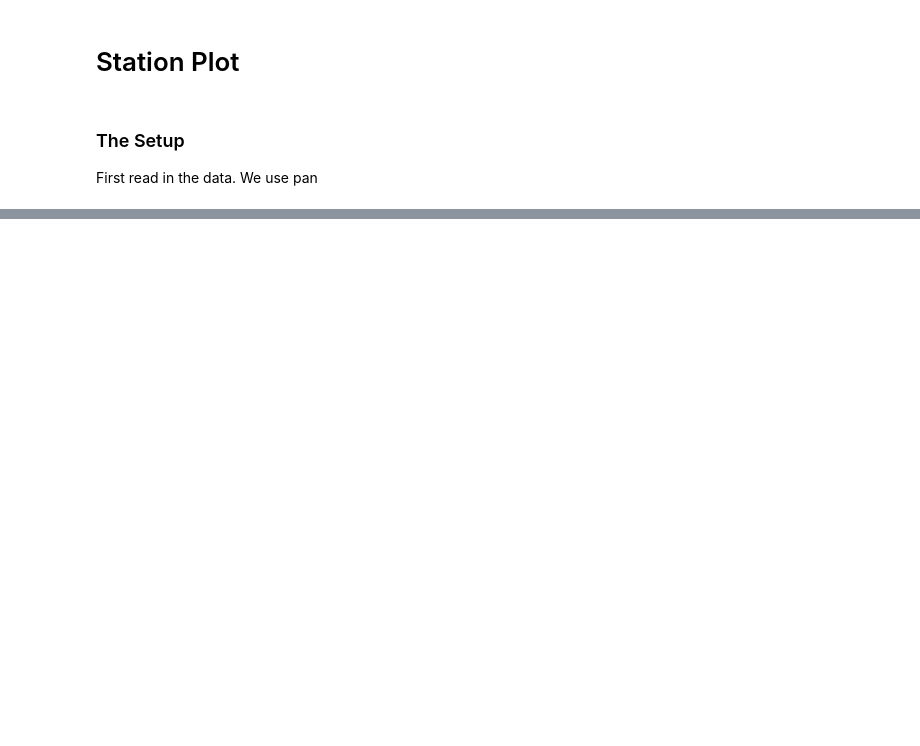
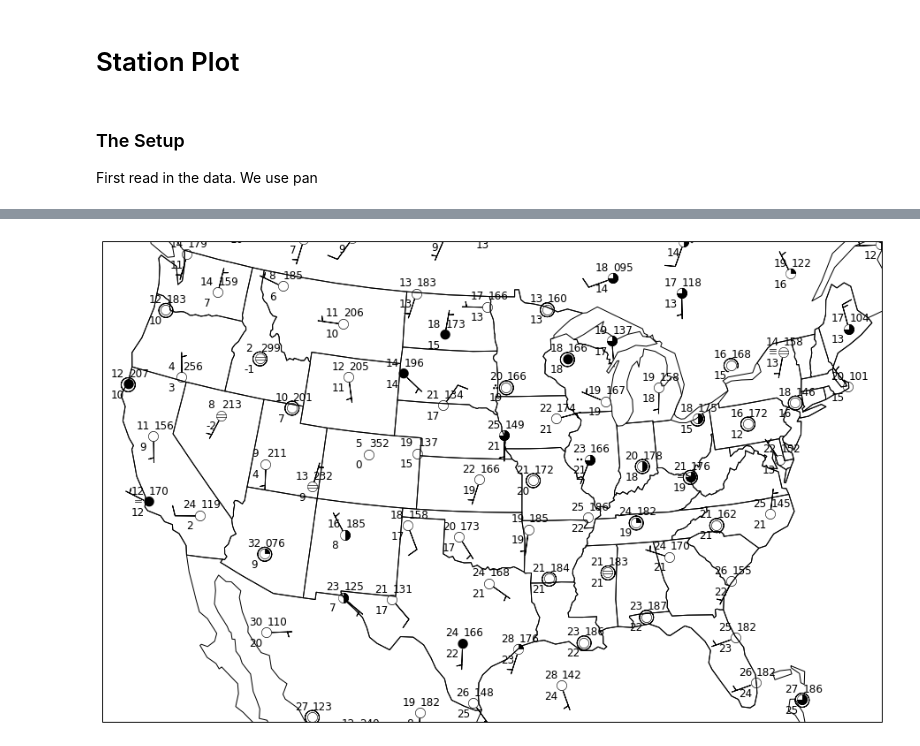
Before and after one commit to mgrover1/MetPy, a Jupyter notebook: examples/plots/Station_Plot_Example.ipynb, the cells around one changed output, grey strips where cells are left out. Saved outputs shown, nothing was run; the diff lists cells and outputs as text; code cells hidden in the pictures; blank space fills up the shorter version.

```diff
--- a/examples/plots/Station_Plot_Example.ipynb
+++ b/examples/plots/Station_Plot_Example.ipynb
@@ -70,0 +73,30 @@ TextCollection
+# %%
+plt.rcParams['savefig.dpi'] = 255
+
+# Create the figure and an axes set to the projection.
+fig = plt.figure(figsize=(20,10))
+ax = fig.add_subplot(1, 1, 1, projection=proj)
+
+# Add some various map elements to the plot to make it recognizable.
+ax.add_feature(cfeature.LAND, color='white')
+ax.add_feature(cfeature.OCEAN, color='white')
+ax.add_feature(cfeature.LAKES, color='white')
+ax.add_feature(cfeature.COASTLINE)
+ax.add_feature(cfeature.STATES)
+ax.add_feature(cfeature.BORDERS)
+
+# Set the plot bounds
+ax.set_extent((-120, -73, 23, 50))
+
+#
+# Here's the actual station plot
+#
+
+stationplot = StationPlot(ax, df['longitude'].values, df['latitude'].values, clip_on=True,
+                          transform=ccrs.PlateCarree(), fontsize=12)
+
+simple_layout.plot(stationplot, df)
+#nws_layout.plot(stationplot, df)
+plt.savefig('test.png', dpi=400)
+# %% [output]
+[figure, added]
```
Also changed, not shown: parts of 3 cells of this notebook.
